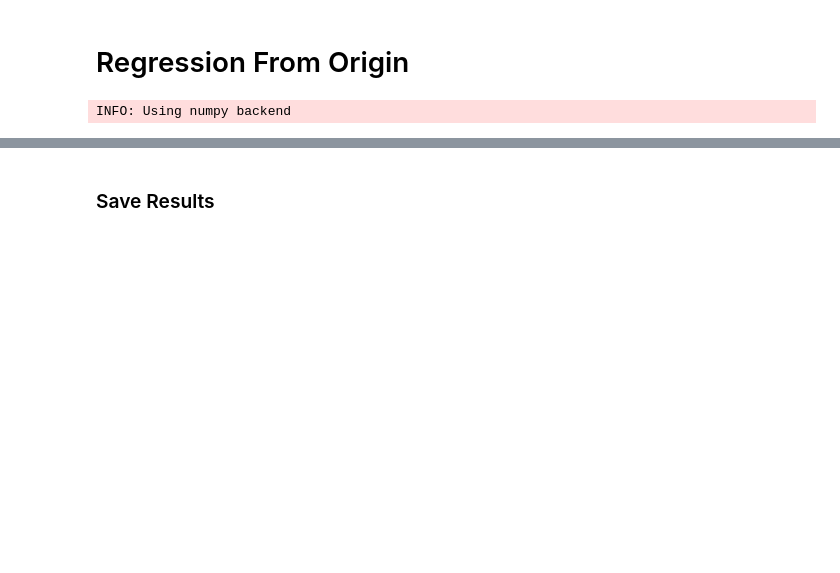
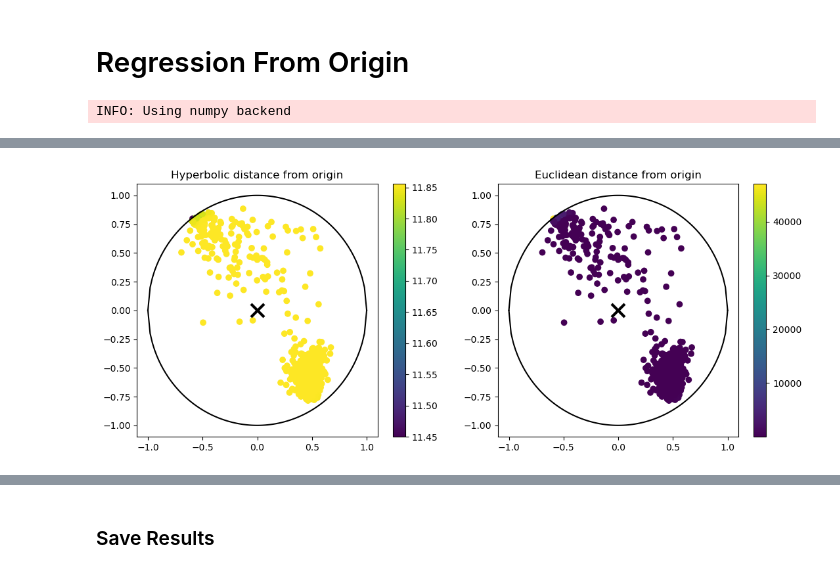
Before and after one commit to pchlenski/hyperdt, a Jupyter notebook: 22_regression_origin_distance.ipynb, the cells around one changed output, grey strips where cells are left out. Cells and saved outputs as stored; diff of their text form; code cells hidden in the pictures; blank space fills up the shorter version.

```diff
--- a/22_regression_origin_distance.ipynb
+++ b/22_regression_origin_distance.ipynb
@@ -41,3 +58,19 @@ def hyperboloid_distance_from_origin(X, curvature, timelike_dim=0):
+# %%
+# check that the distance functions are correct
+root_hyperboloid = [1, 0, 0, 0]
+root_poincare = [0, 0, 0]
+
+assert np.all(root_poincare == convert(root_hyperboloid, "hyperboloid", "poincare"))
+assert np.all(root_hyperboloid == convert(root_poincare, "poincare", "hyperboloid"))
+
+# check that the distance functions are correct
+X_hyperboloid, _ = wrapped_normal_mixture(num_points=100, num_classes=4, noise_std=0.5, n_dim=2, seed=42)
+X_poincare = convert(X_hyperboloid, "hyperboloid", "poincare")
+
+hyperboloid_distance = hyperboloid_distance_from_origin(X_hyperboloid)
+poincare_distance = poincare_distance_from_origin(X_poincare)
+
+assert np.allclose(hyperboloid_distance, poincare_distance)
 # %%
 def get_distance_from_origin(n_samples=1000, n_classes=2, noise_std=0.5, n_dim=3, seed=None):
     """Get data for regression experiments."""
@@ -49,8 +82,8 @@ def get_distance_from_origin(n_samples=1000, n_classes=2, noise_std=0.5, n_dim=3
     X_poincare = convert(X_hyperboloid, "hyperboloid", "poincare")
 
     data = {
-        ('poincare', 'euclidean'): (X_hyperboloid, euclidean_distance_from_origin(X_poincare)),
-        ('poincare', 'poincare'): (X_hyperboloid, poincare_distance_from_origin(X_poincare)),
+        # ('poincare', 'euclidean'): (X_hyperboloid, euclidean_distance_from_origin(X_poincare)),
+        # ('poincare', 'poincare'): (X_hyperboloid, poincare_distance_from_origin(X_poincare)),
         ('hyperboloid', 'euclidean'): (X_hyperboloid, euclidean_distance_from_origin(X_hyperboloid)),
         ('hyperboloid', 'hyperboloid'): (X_hyperboloid, hyperboloid_distance_from_origin(X_hyperboloid, curvature=1)),
     }
@@ -135,0 +178,35 @@ results
+# %%
+import matplotlib.pyplot as plt
+# Plot
+
+data = get_distance_from_origin(
+            seed=44,
+            n_dim=2,
+            noise_std=0.5,
+            n_samples=1000,
+            n_classes=2,
+            )
+
+_, y_hyp = data[('hyperboloid', 'hyperboloid')]
+X, y_ecl = data[('hyperboloid', 'euclidean')]
+
+X_poincare = convert(X, "hyperboloid", "poincare")
+
+fig, axs = plt.subplots(figsize=(13, 5), ncols=2)
+mappable = axs[0].scatter(X_poincare[:, 0], X_poincare[:, 1], c=y_hyp, cmap='viridis')
+plt.colorbar(mappable)
+mappable = axs[1].scatter(X_poincare[:, 0], X_poincare[:, 1], c=y_ecl, cmap='viridis')
+plt.colorbar(mappable)
+
+for ax in axs:
+    _x = np.linspace(-1, 1, 100)
+    _y = np.sqrt(1 - _x ** 2)
+    ax.plot(_x, _y, c="black")
+    ax.plot(_x, -_y, c="black")
+    ax.plot([0], [0], marker="x", c="black", markersize=15, markeredgewidth=3)
+
+axs[0].set_title("Hyperbolic distance from origin")
+axs[1].set_title("Euclidean distance from origin")
+fig.show()
+# %% [output]
+[figure, added]
```
Also changed, not shown: parts of 8 cells of this notebook.
